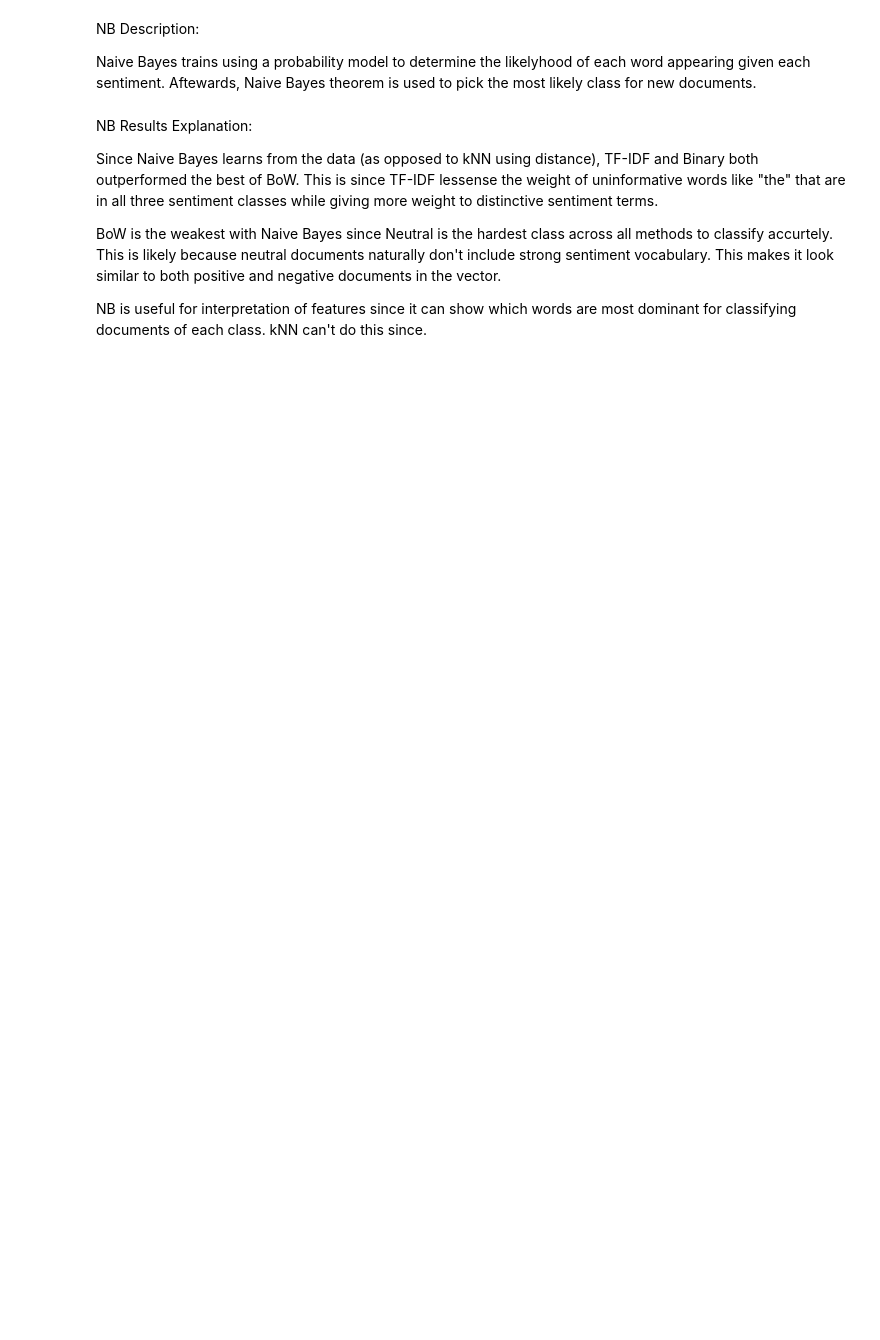
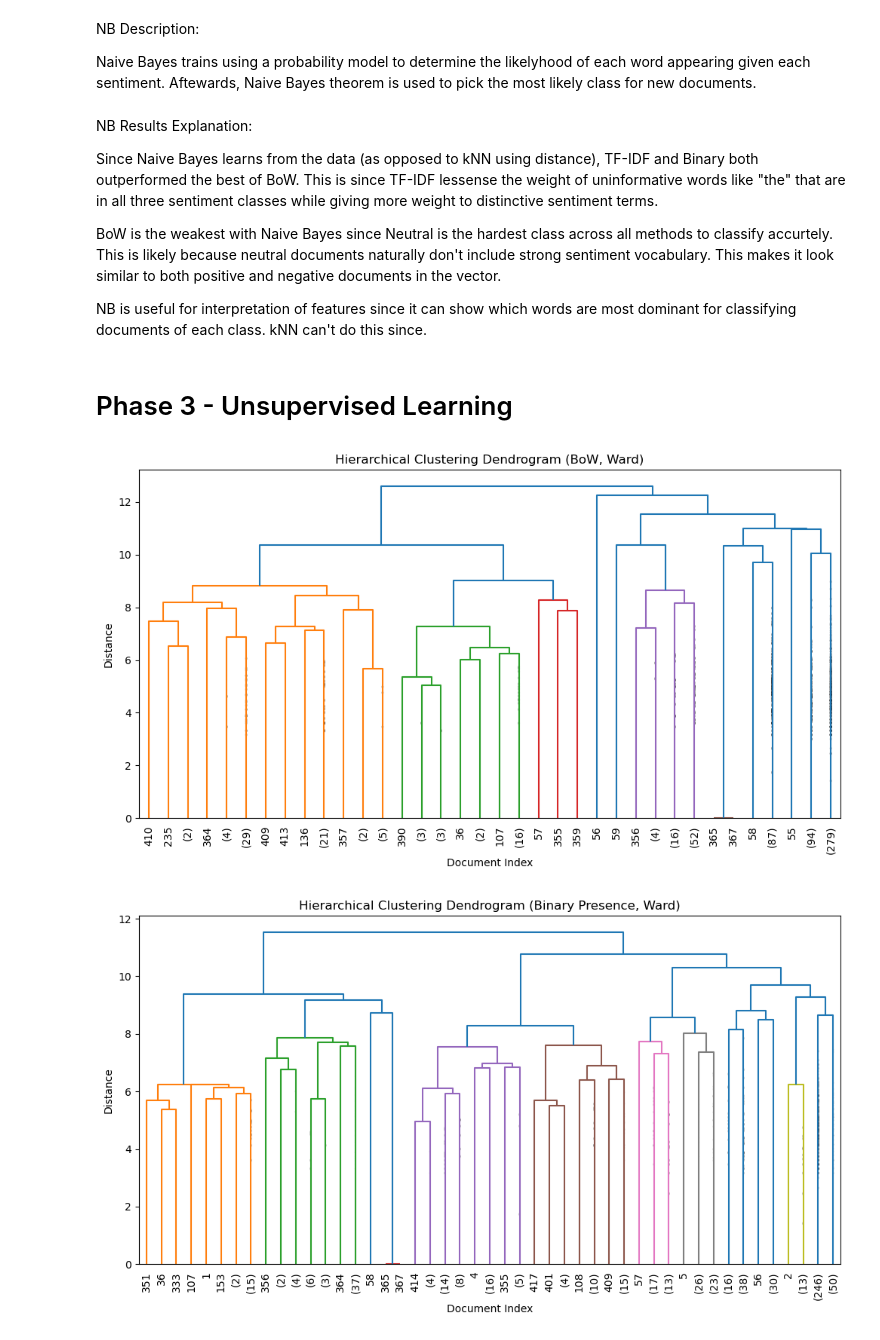
Before and after one commit to avamwilliams/105final, a Jupyter notebook: main.ipynb, the cells around one changed output. Cells and saved outputs as stored; diff of their text form; code cells hidden in the pictures; blank space fills up the shorter version.

Commit message:
hierarchical clustering added

```diff
--- a/main.ipynb
+++ b/main.ipynb
@@ -523,3 +523,26 @@ Since Naive Bayes learns from the data (as opposed to kNN using distance), TF-ID
 BoW is the weakest with Naive Bayes since Neutral is the hardest class across all methods to classify accurtely. This is likely because neutral documents naturally don't include strong sentiment vocabulary. This makes it look similar to both positive and negative documents in the vector.
 
 NB is useful for interpretation of features since it can show which words are most dominant for classifying documents of each class. kNN can't do this since.
+# %% [markdown]
+# Phase 3 - Unsupervised Learning
+# %%
+# Clustering with Hierarchical Clustering in Ward mode, visualized with a dendrogram
+
+def hierarchical_clustering_dendrogram(X, vectorizer_name):
+    Z = linkage(X.toarray(), method="ward")
+    plt.figure(figsize=(12, 6))
+    dendrogram(Z, truncate_mode="level", p=5, leaf_rotation=90.,
+                leaf_font_size=10., show_contracted=True)
+    plt.title(f"Hierarchical Clustering Dendrogram ({vectorizer_name}, Ward)")
+    plt.xlabel("Document Index")
+    plt.ylabel("Distance")
+
+bow_hierarchy = hierarchical_clustering_dendrogram(X_bow, "BoW")
+binary_hierarchy = hierarchical_clustering_dendrogram(X_binary, "Binary Presence")
+tfidf_hierarchy = hierarchical_clustering_dendrogram(X_tfidf, "TF-IDF")
+
+plt.tight_layout()
+plt.show()
+# %% [output]
+[figure, added]
+[figure, added]
```
Also changed, not shown: parts of 8 cells of this notebook.
